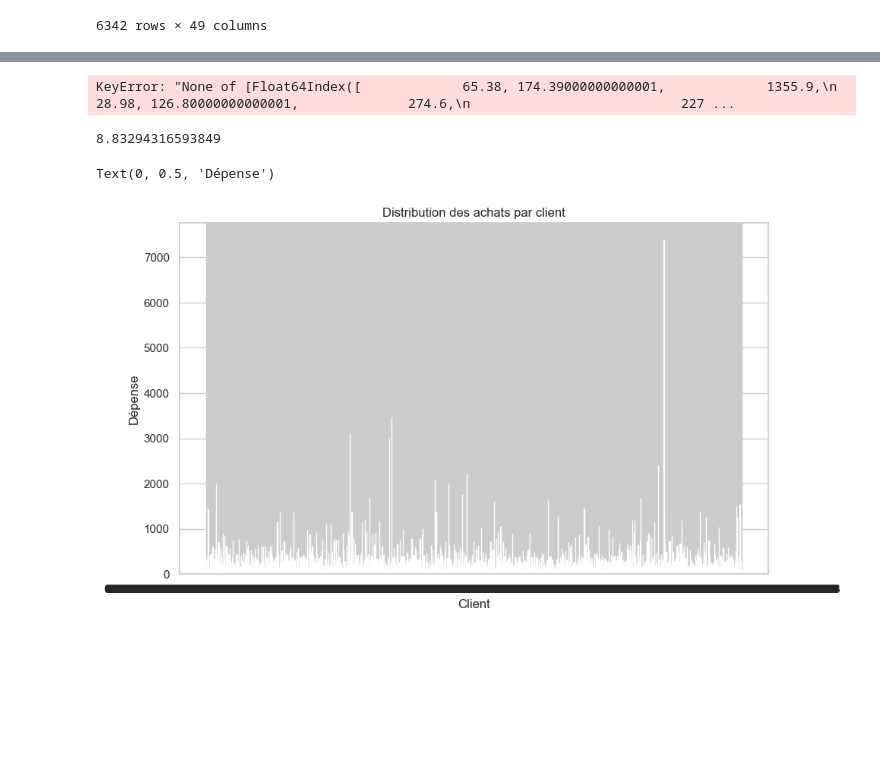
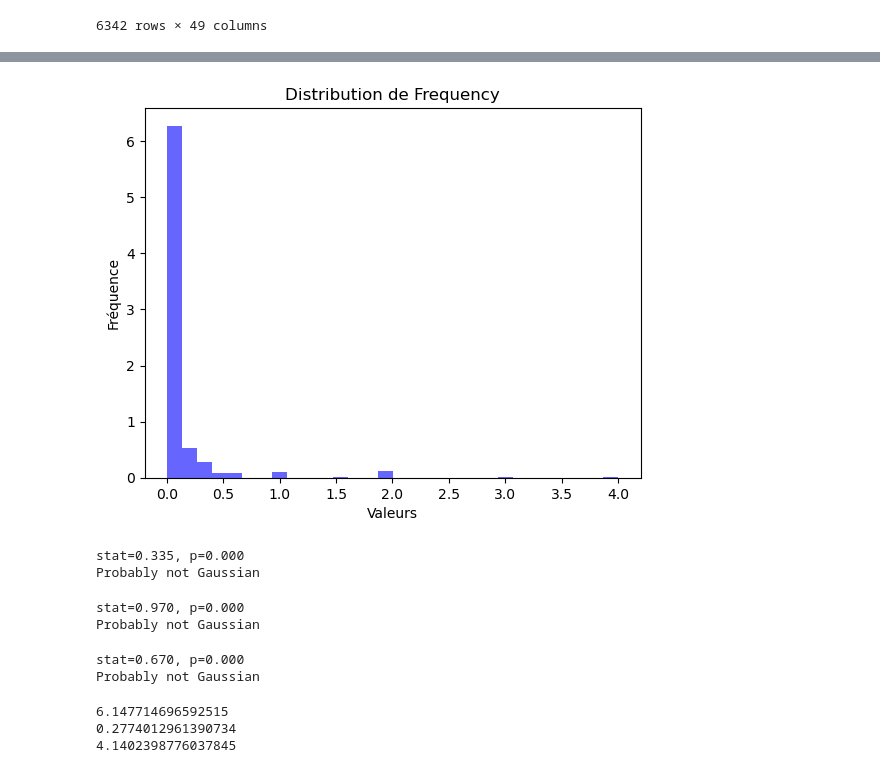
Before and after one commit to HaDock404/CustomerSegmentation, a Jupyter notebook: modelization.ipynb, the cells around one changed output, grey strips where cells are left out. Drawn from its saved outputs; the diff is of its cells as text; code cells hidden in the pictures; blank space fills up the shorter version.

```diff
--- a/modelization.ipynb
+++ b/modelization.ipynb
@@ -194,0 +193,8 @@ from scipy.stats import shapiro
+# %%
+df_filtered['Recency'] = df_filtered['Recency'].dt.days
+
+plt.hist(df_filtered['Recency'], bins=30, density=True, alpha=0.6, color='b')
+plt.title('Distribution de la durée en jours')
+plt.xlabel('Durée en jours')
+plt.ylabel('Fréquence')
+plt.show()
@@ -195,5 +203,42 @@ from scipy.stats import shapiro
+# %%
+df_without_naninf = df_filtered[df_filtered['Frequency'] > 0].copy()
+df_without_naninf.replace([float('inf'), float('-inf')], float('nan'), inplace=True)
+df_without_naninf = df_without_naninf.dropna(subset=['Frequency'])
+# %%
+plt.hist(df_without_naninf['Frequency'], bins=30, density=True, alpha=0.6, color='b')
+plt.title('Distribution de Frequency')
+plt.xlabel('Valeurs')
+plt.ylabel('Fréquence')
+plt.show()
+# %% [output]
+[figure, added]
+# %%
+from scipy.stats import shapiro
+data = df_without_naninf['Frequency']
+stat, p= shapiro(data)
+print('stat=%.3f, p=%.3f'% (stat, p))
+if p> 0.05:
+       print('Probably Gaussian')
+else:
+       print('Probably not Gaussian')
+# %% [output]
+stat=0.335, p=0.000
+Probably not Gaussian
+# %%
+from scipy.stats import shapiro
+data = df_without_naninf['Recency']
+stat, p= shapiro(data)
+print('stat=%.3f, p=%.3f'% (stat, p))
+if p> 0.05:
+       print('Probably Gaussian')
+else:
+       print('Probably not Gaussian')
+# %% [output]
+stat=0.970, p=0.000
+Probably not Gaussian
 # %%
-data = df_filtered[df_filtered['Monetary']]
+from scipy.stats import shapiro
+data = df_without_naninf['Monetary']
 stat, p= shapiro(data)
 print('stat=%.3f, p=%.3f'% (stat, p))
 if p> 0.05:
@@ -201,22 +246,13 @@ if p> 0.05:
 else:
        print('Probably not Gaussian')
 # %% [output]
-KeyError: "None of [Float64Index([             65.38, 174.39000000000001,             1355.9,\n                           28.98, 126.80000000000001,              274.6,\n                           227 ...
+stat=0.670, p=0.000
+Probably not Gaussian
-# %%
-df_filtered['Monetary'].skew()
-# %% [output]
-8.83294316593849
-# %%
-from scipy.stats import norm
-
-monetary_distrib = df_filtered.groupby('customer_unique_id')['price'].sum()
-
-plt.figure(figsize=(10, 6))
-plt.bar(monetary_distrib.index, monetary_distrib.values, color='blue')
-
-plt.title("Distribution des achats par client")
-plt.xlabel("Client")
-plt.ylabel("Dépense")
-# %% [output]
-Text(0, 0.5, 'Dépense')
-[figure, removed]
+# %%
+print(df_without_naninf['Frequency'].skew())
+print(df_without_naninf['Recency'].skew())
+print(df_without_naninf['Monetary'].skew())
+# %% [output]
+6.147714696592515
+0.2774012961390734
+4.1402398776037845
```
Also changed, not shown: parts of 9 cells of this notebook.
